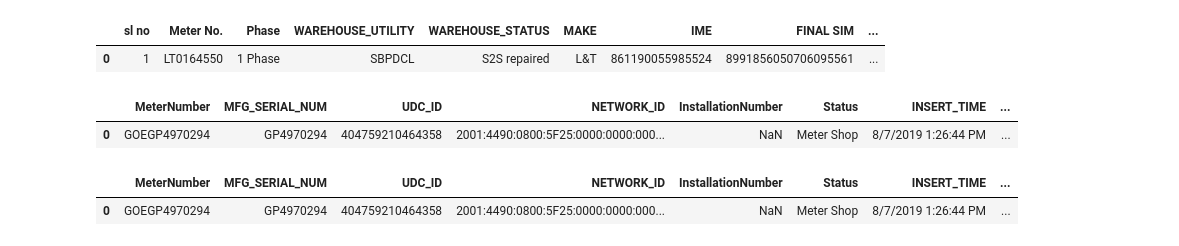
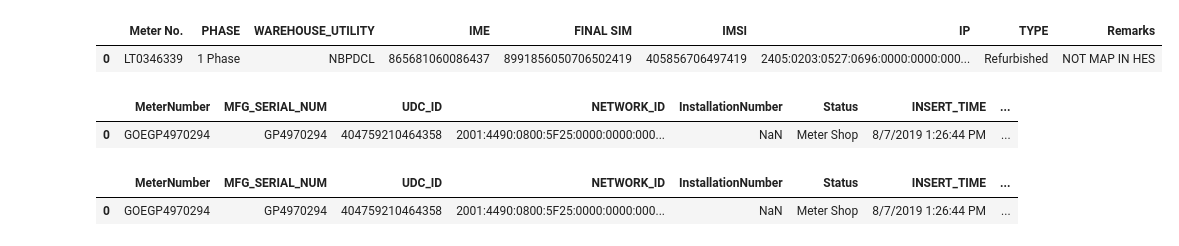
Before and after one commit to ratankj/METER_MATCHING_DATA, a Jupyter notebook: other_work.ipynb, the cells around one changed output. Saved outputs shown, nothing was run; the diff lists cells and outputs as text; code cells hidden in the pictures.

```diff
--- a/other_work.ipynb
+++ b/other_work.ipynb
@@ -4,21 +4,21 @@ import pandas   as pd
 ASSET_FILE_SB = pd.read_csv(r"C:\Users\Ratan Kumar Jha\Desktop\METER_IMPORTATION_FOLDER\INPUT_DATA_FILE\ASSET_INITIATION_INVENTORY_SB.csv")
 ASSET_FILE_NB = pd.read_csv(r"C:\Users\Ratan Kumar Jha\Desktop\METER_IMPORTATION_FOLDER\INPUT_DATA_FILE\ASSET_INITIATION_INVENTORY_NB.csv")
 # %%
-METER_1126_DATA=pd.read_excel(r"C:\Users\Ratan Kumar Jha\Desktop\METER_IMPORTATION_FOLDER\INPUT_DATA_FILE\WAREHOUSE_DATA_FILE.xlsx")
+METER_STATUS_DATA=pd.read_excel(r"C:\Users\Ratan Kumar Jha\Desktop\METER_IMPORTATION_FOLDER\INPUT_DATA_FILE\WAREHOUSE_DATA_FILE.xlsx")
 #REFURBISHED_732_METER=pd.read_excel(r"C:\Users\Ratan Kumar Jha\Desktop\METER_IMPORTATION_FOLDER\OTHER_FILE\732 Refurbished  Meters Genus 4G and L&T HES Mapping  NBPDCL &  SBPDCL  AS ON 19 March 2024.xlsx")
 
-METER_1126_DATA.to_csv("METER_1126_DATA.csv",index=False)
+METER_STATUS_DATA.to_csv("METER_STATUS_DATA.csv",index=False)
 #REFURBISHED_732_METER.to_csv("REFURBISHED_732_METER.csv",index=False)
 
-METER_1126_DATA = pd.read_csv("C:\PYTHON\EDF_CODE_AUTOMATION_PYTHON\METER_MATCHING_DATA\METER_1126_DATA.csv")
+METER_STATUS_DATA = pd.read_csv("C:\PYTHON\EDF_CODE_AUTOMATION_PYTHON\METER_MATCHING_DATA\METER_STATUS_DATA.csv")
 #REFURBISHED_732_METER = pd.read_csv("C:\PYTHON\EDF_CODE_AUTOMATION_PYTHON\METER_MATCHING_DATA\REFURBISHED_732_METER.csv")
 
 #warehouse_Data = pd.read_csv(r"C:\Users\Ratan Kumar Jha\Desktop\METER_IMPORTATION_FOLDER\INPUT_DATA_FILE\WAREHOUSE_DATA_FILE.csv")
 # %%
-METER_1126_DATA.head(1)
+METER_STATUS_DATA.head(1)
 # %% [output]
-|  | sl no | Meter No. | Phase | WAREHOUSE_UTILITY | WAREHOUSE_STATUS | MAKE | IME | FINAL SIM | ... |
-| 0 | 1 | LT0164550 | 1 Phase | SBPDCL | S2S repaired | L&T | 861190055985524 | 8991856050706095561 | ... |
+|  | Meter No. | PHASE | WAREHOUSE_UTILITY | IME | FINAL SIM | IMSI | IP | TYPE | Remarks |
+| 0 | LT0346339 | 1 Phase | NBPDCL | 865681060086437 | 8991856050706502419 | 405856706497419 | 2405:0203:0527:0696:0000:0000:000... | Refurbished | NOT MAP IN HES |
 # %%
 NB_SB_ASSET_COMBINED_DATAFRAME = pd.concat([ASSET_FILE_SB, ASSET_FILE_NB], ignore_index=True)
 # %%
```
Also changed, not shown: parts of 4 cells of this notebook, 1 other file.
